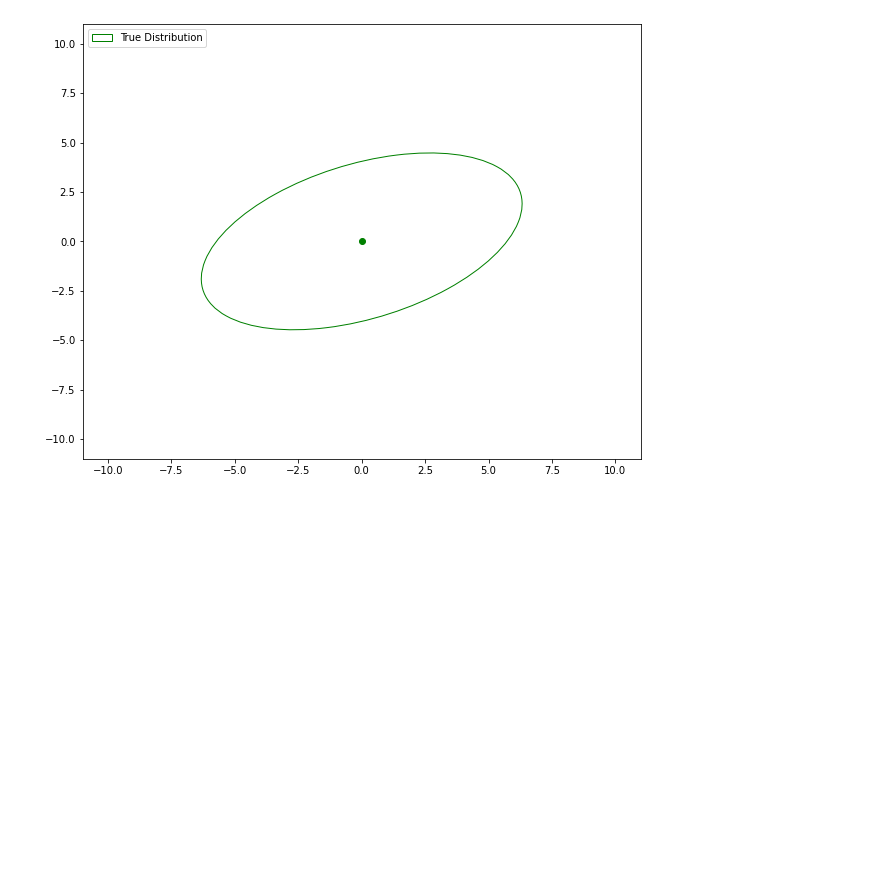
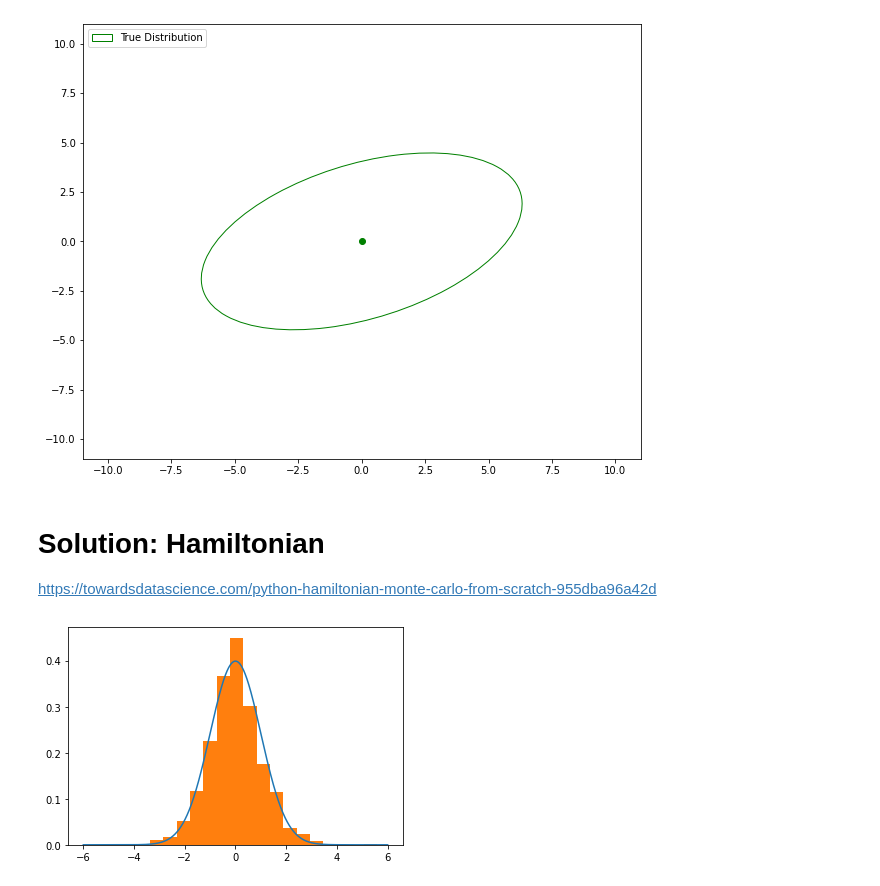
Before and after one commit to mauricioyc/Probabilistic-Machine-Learning, a Jupyter notebook: Markov_Chain_Monte_Carlo/Markov_Chain_Monte_Carlo.ipynb, the cells around one changed output. Drawn from its saved outputs; the diff is of its cells as text; code cells hidden in the pictures; blank space fills up the shorter version.

```diff
--- a/Markov_Chain_Monte_Carlo/Markov_Chain_Monte_Carlo.ipynb
+++ b/Markov_Chain_Monte_Carlo/Markov_Chain_Monte_Carlo.ipynb
@@ -329,3 +333,76 @@ gif.save(frames, "gibbs.gif", duration=150)
 
 with open('gibbs.gif','rb') as f:
     Image(data=f.read(), format='png')
+# %% [markdown]
+# Solution: Hamiltonian
+
+https://towardsdatascience.com/python-hamiltonian-monte-carlo-from-scratch-955dba96a42d
+# %%
+import numpy as np
+import random
+import scipy.stats as st
+import matplotlib.pyplot as plt
+
+def normal(x,mu,sigma):
+    numerator = np.exp(-1*((x-mu)**2)/(2*sigma**2))
+    denominator = sigma * np.sqrt(2*np.pi)
+    return numerator/denominator
+
+def neg_log_prob(x,mu,sigma):
+    return -1*np.log(normal(x=x,mu=mu,sigma=sigma))
+
+def HMC(mu=0.0,sigma=1.0,path_len=1,step_size=0.25,initial_position=0.0,epochs=1_000):
+    # setup
+    steps = int(path_len/step_size) # path_len and step_size are tricky parameters to tune...
+    samples = [initial_position]
+    momentum_dist = st.norm(0, 1)
+    # generate samples
+    for e in range(epochs):
+        q0 = np.copy(samples[-1])
+        q1 = np.copy(q0)
+        p0 = momentum_dist.rvs()
+        p1 = np.copy(p0)
+        dVdQ = -1*(q0-mu)/(sigma**2) # gradient of PDF wrt position (q0) aka potential energy wrt position
+
+        # leapfrog integration begin
+        for s in range(steps):
+            p1 += step_size*dVdQ/2 # as potential energy increases, kinetic energy decreases, half-step
+            q1 += step_size*p1 # position increases as function of momentum
+            p1 += step_size*dVdQ/2 # second half-step "leapfrog" update to momentum
+        # leapfrog integration end
+        p1 = -1*p1 #flip momentum for reversibility
+
+
+        #metropolis acceptance
+        q0_nlp = neg_log_prob(x=q0,mu=mu,sigma=sigma)
+        q1_nlp = neg_log_prob(x=q1,mu=mu,sigma=sigma)
+
+        p0_nlp = neg_log_prob(x=p0,mu=0,sigma=1)
+        p1_nlp = neg_log_prob(x=p1,mu=0,sigma=1)
+
+        # Account for negatives AND log(probabiltiies)...
+        target = q0_nlp - q1_nlp # P(q1)/P(q0)
+        adjustment = p1_nlp - p0_nlp # P(p1)/P(p0)
+        acceptance = target + adjustment
+
+        event = np.log(random.uniform(0,1))
+        if event <= acceptance:
+            samples.append(q1)
+        else:
+            samples.append(q0)
+
+    return samples
+
+import matplotlib.pyplot as plt
+mu = 0
+sigma = 1
+trial = HMC(mu=mu,sigma=sigma,path_len=1.5,step_size=0.25)
+
+lines = np.linspace(-6,6,10_000)
+normal_curve = [normal(x=l,mu=mu,sigma=sigma) for l in lines]
+
+plt.plot(lines,normal_curve);
+plt.hist(trial,density=True,bins=20);
+plt.show();
+# %% [output]
+[figure, added]
```
Also changed, not shown: parts of 4 cells of this notebook.
